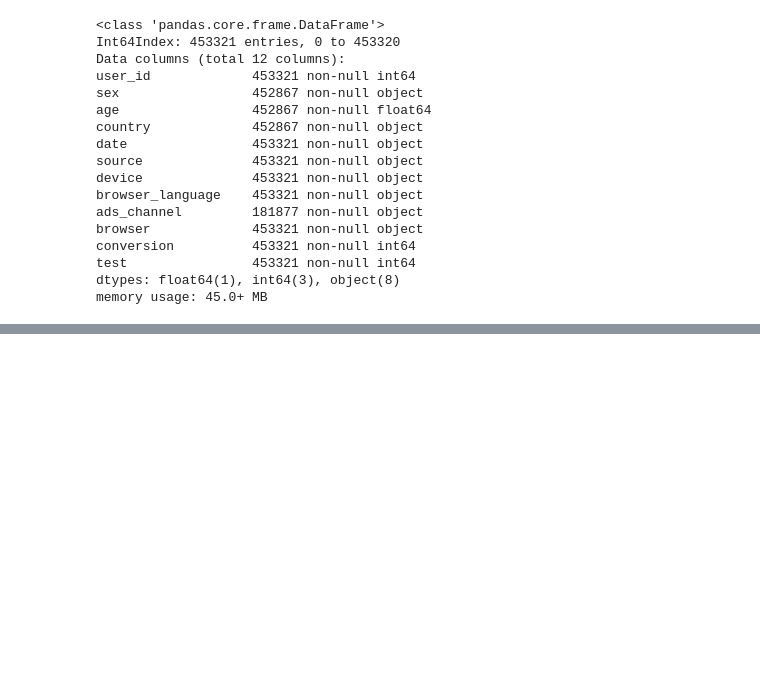
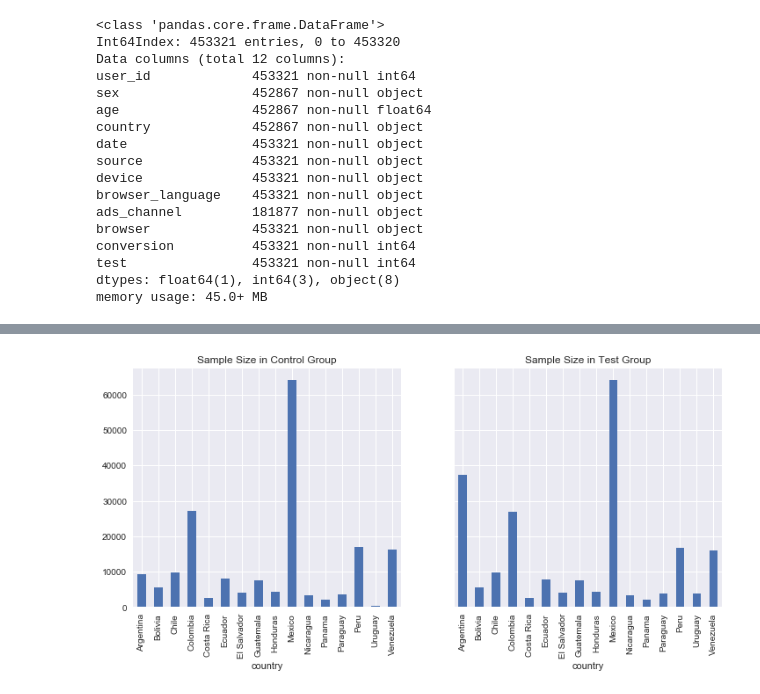
Before and after one commit to LihuaM/Translation-Case-Study, a Jupyter notebook: Spanish_Translation_AB_Test.ipynb, the cells around one changed output, grey strips where cells are left out. Saved outputs shown, nothing was run; the diff lists cells and outputs as text; code cells hidden in the pictures; blank space fills up the shorter version.

```diff
--- a/Spanish_Translation_AB_Test.ipynb
+++ b/Spanish_Translation_AB_Test.ipynb
@@ -328,0 +167,9 @@ array(['Argentina', 'Bolivia', 'Chile', 'Colombia', 'Costa Rica',
+# %%
+# From the graph below, we can tell there is a big difference in the sample size in Argentina\
+# and Uruguay in control and test groups.
+fig,axs = plt.subplots(1, 2, sharey=True, figsize =(12,5))
+df_control.sum(axis=0).plot(kind='bar',ax=axs[0], title='Sample Size in Control Group')
+df_test.sum(axis=0).plot(kind='bar',ax=axs[1], title='Sample Size in Test Group')
+plt.show()
+# %% [output]
+[figure, added]
```
Also changed, not shown: parts of 50 cells of this notebook, 2 other files.
